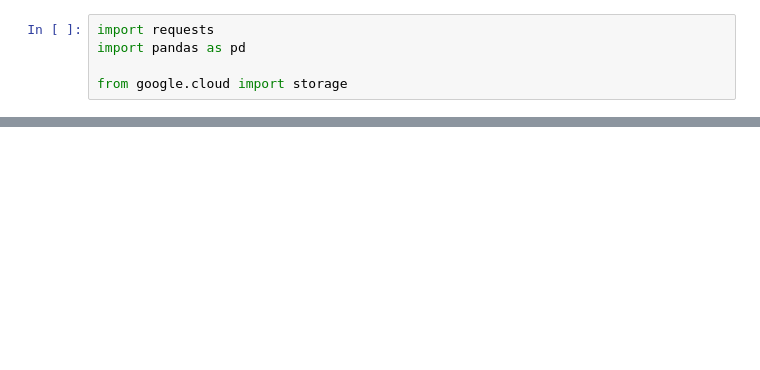
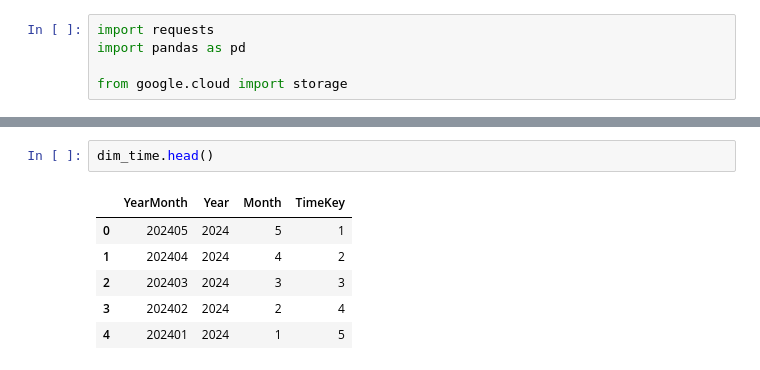
Before and after one commit to jacquesbilombe/Payment-Patterns-Brazil, a Jupyter notebook: Payment_Patterns_Brazil.ipynb, the cells around one changed output, grey strips where cells are left out. Saved outputs shown, nothing was run; the diff lists cells and outputs as text; blank space fills up the shorter version.

```diff
--- a/Payment_Patterns_Brazil.ipynb
+++ b/Payment_Patterns_Brazil.ipynb
@@ -134,0 +152,9 @@ with open('path_to_json_file.json', 'w') as file:
+# %%
+dim_time.head()
+# %% [output]
+|  | YearMonth | Year | Month | TimeKey |
+| 0 | 202405 | 2024 | 5 | 1 |
+| 1 | 202404 | 2024 | 4 | 2 |
+| 2 | 202403 | 2024 | 3 | 3 |
+| 3 | 202402 | 2024 | 2 | 4 |
+| 4 | 202401 | 2024 | 1 | 5 |
```
Also changed, not shown: parts of 11 cells of this notebook.
